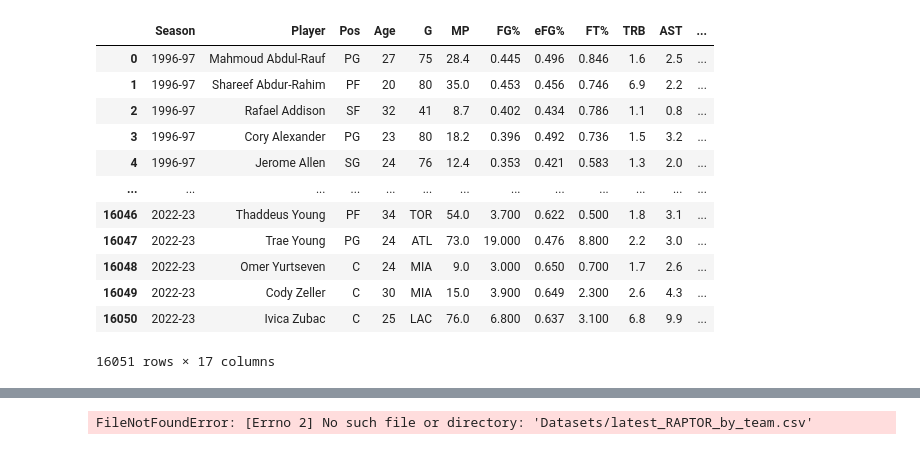
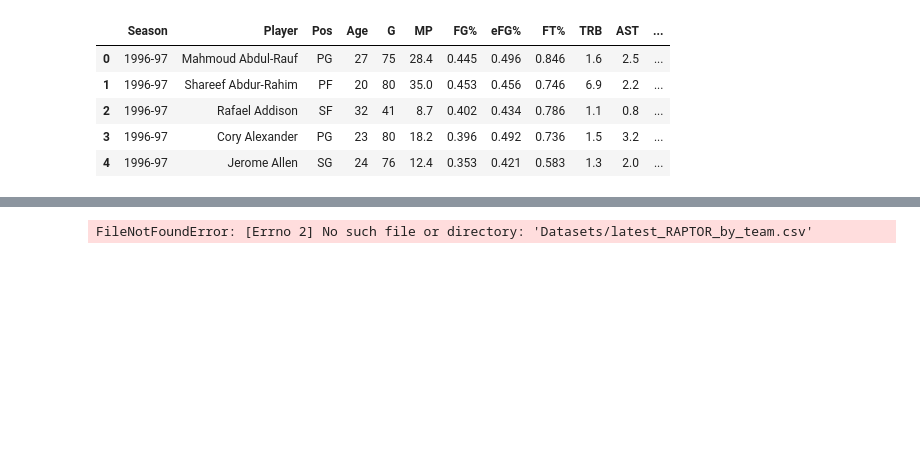
Before and after one commit to Hensonkk/Machine-Learning-NBA-MVP, a Jupyter notebook: NBA_data_preprocessing.ipynb, the cells around one changed output, grey strips where cells are left out. Cells and saved outputs as stored; diff of their text form; code cells hidden in the pictures; blank space fills up the shorter version.

```diff
--- a/NBA_data_preprocessing.ipynb
+++ b/NBA_data_preprocessing.ipynb
@@ -22,18 +17,11 @@ nba_df
 # %%
 nba_df = nba_df.drop(columns = ["FG", "FGA", "3P", "3PA", "3P%", "2P", "2PA", "2P%", "FT", "FTA", "ORB", "DRB", "TOV"])
-nba_df
+nba_df.head()
 # %% [output]
 |  | Season | Player | Pos | Age | G | MP | FG% | eFG% | FT% | TRB | AST | ... |
 | 0 | 1996-97 | Mahmoud Abdul-Rauf | PG | 27 | 75 | 28.4 | 0.445 | 0.496 | 0.846 | 1.6 | 2.5 | ... |
 | 1 | 1996-97 | Shareef Abdur-Rahim | PF | 20 | 80 | 35.0 | 0.453 | 0.456 | 0.746 | 6.9 | 2.2 | ... |
 | 2 | 1996-97 | Rafael Addison | SF | 32 | 41 | 8.7 | 0.402 | 0.434 | 0.786 | 1.1 | 0.8 | ... |
 | 3 | 1996-97 | Cory Alexander | PG | 23 | 80 | 18.2 | 0.396 | 0.492 | 0.736 | 1.5 | 3.2 | ... |
 | 4 | 1996-97 | Jerome Allen | SG | 24 | 76 | 12.4 | 0.353 | 0.421 | 0.583 | 1.3 | 2.0 | ... |
-| ... | ... | ... | ... | ... | ... | ... | ... | ... | ... | ... | ... | ... |
-| 16046 | 2022-23 | Thaddeus Young | PF | 34 | TOR | 54.0 | 3.700 | 0.622 | 0.500 | 1.8 | 3.1 | ... |
-| 16047 | 2022-23 | Trae Young | PG | 24 | ATL | 73.0 | 19.000 | 0.476 | 8.800 | 2.2 | 3.0 | ... |
-| 16048 | 2022-23 | Omer Yurtseven | C | 24 | MIA | 9.0 | 3.000 | 0.650 | 0.700 | 1.7 | 2.6 | ... |
-| 16049 | 2022-23 | Cody Zeller | C | 30 | MIA | 15.0 | 3.900 | 0.649 | 2.300 | 2.6 | 4.3 | ... |
-| 16050 | 2022-23 | Ivica Zubac | C | 25 | LAC | 76.0 | 6.800 | 0.637 | 3.100 | 6.8 | 9.9 | ... |
-16051 rows × 17 columns
 # %%
```
Also changed, not shown: parts of 6 cells of this notebook, 2 other files.
